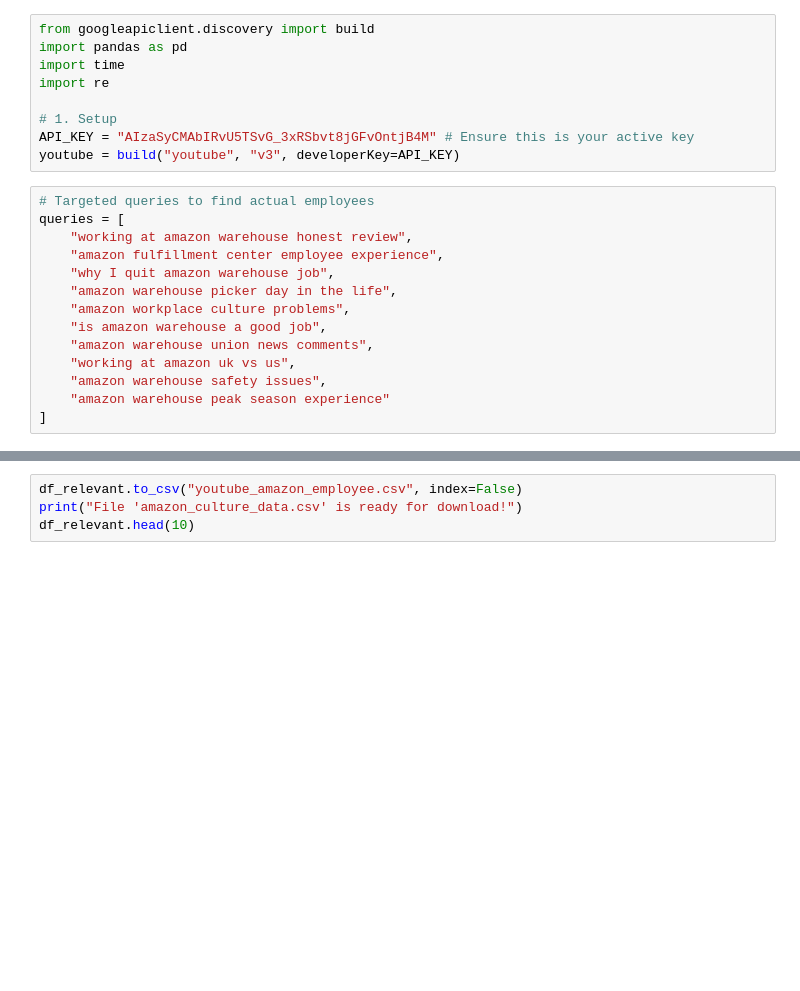
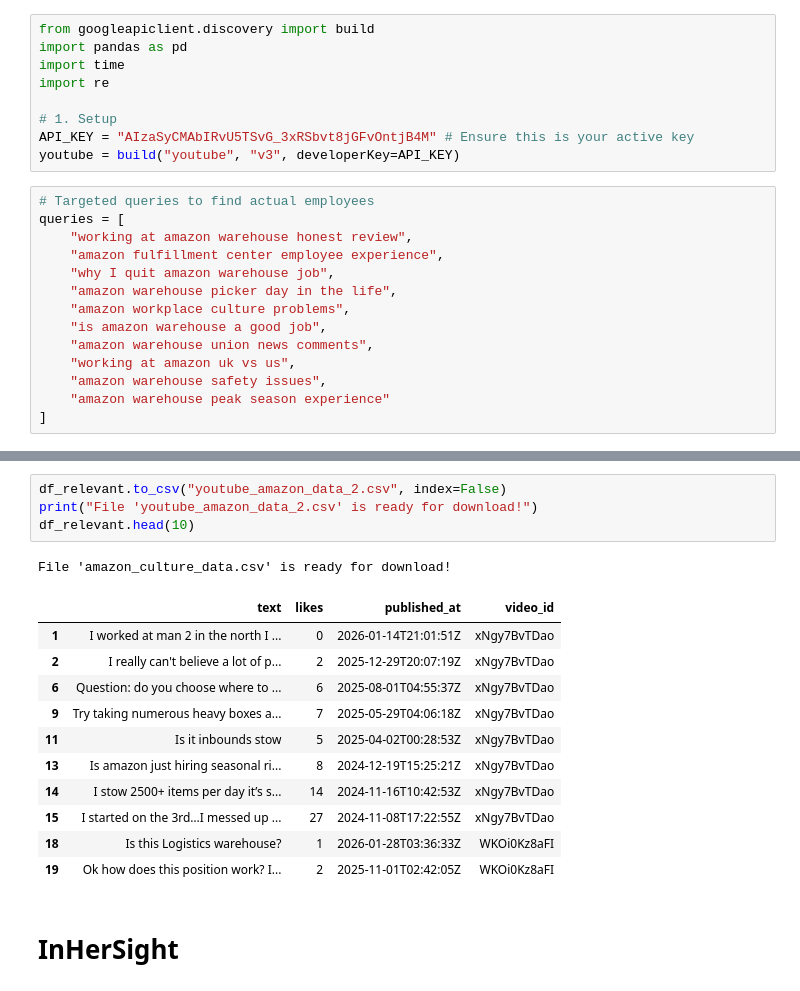
Before and after one commit to mhd-hfz/1st-Proj, a Jupyter notebook: Amazon_Employee_YouTube_Data.ipynb, the cells around one changed output, grey strips where cells are left out. Drawn from its saved outputs; the diff is of its cells as text; blank space fills up the shorter version.

```diff
--- a/Amazon_Employee_YouTube_Data.ipynb
+++ b/Amazon_Employee_YouTube_Data.ipynb
@@ -205,4 +193,19 @@ NameError: name 'pd' is not defined
 # %%
-df_relevant.to_csv("youtube_amazon_employee.csv", index=False)
-print("File 'amazon_culture_data.csv' is ready for download!")
+df_relevant.to_csv("youtube_amazon_data_2.csv", index=False)
+print("File 'youtube_amazon_data_2.csv' is ready for download!")
 df_relevant.head(10)
+# %% [output]
+File 'amazon_culture_data.csv' is ready for download!
+|  | text | likes | published_at | video_id |
+| 1 | I worked at man 2 in the north I ... | 0 | 2026-01-14T21:01:51Z | xNgy7BvTDao |
+| 2 | I really can't believe a lot of p... | 2 | 2025-12-29T20:07:19Z | xNgy7BvTDao |
+| 6 | Question: do you choose where to ... | 6 | 2025-08-01T04:55:37Z | xNgy7BvTDao |
+| 9 | Try taking numerous heavy boxes a... | 7 | 2025-05-29T04:06:18Z | xNgy7BvTDao |
+| 11 | Is it inbounds stow | 5 | 2025-04-02T00:28:53Z | xNgy7BvTDao |
+| 13 | Is amazon just hiring seasonal ri... | 8 | 2024-12-19T15:25:21Z | xNgy7BvTDao |
+| 14 | I stow 2500+ items per day it’s s... | 14 | 2024-11-16T10:42:53Z | xNgy7BvTDao |
+| 15 | I started on the 3rd…I messed up ... | 27 | 2024-11-08T17:22:55Z | xNgy7BvTDao |
+| 18 | Is this Logistics warehouse? | 1 | 2026-01-28T03:36:33Z | WKOi0Kz8aFI |
+| 19 | Ok how does this position work? I... | 2 | 2025-11-01T02:42:05Z | WKOi0Kz8aFI |
+# %% [markdown]
+# InHerSight
```
Also changed, not shown: parts of 24 cells of this notebook.
